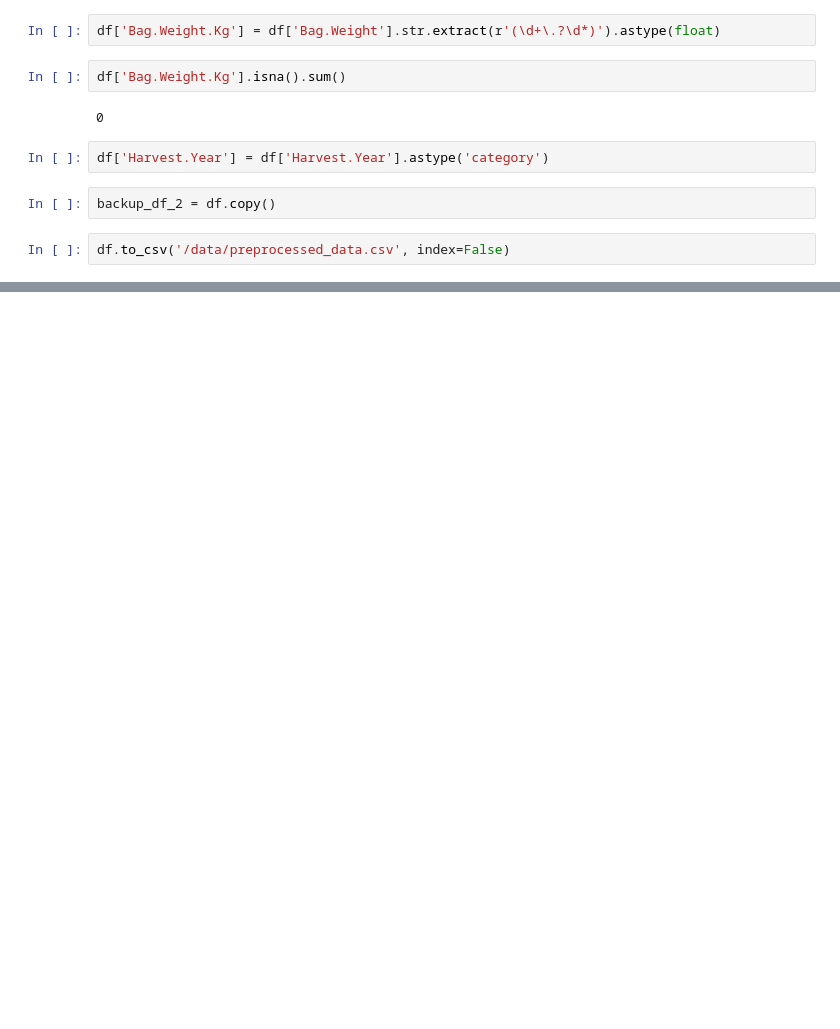
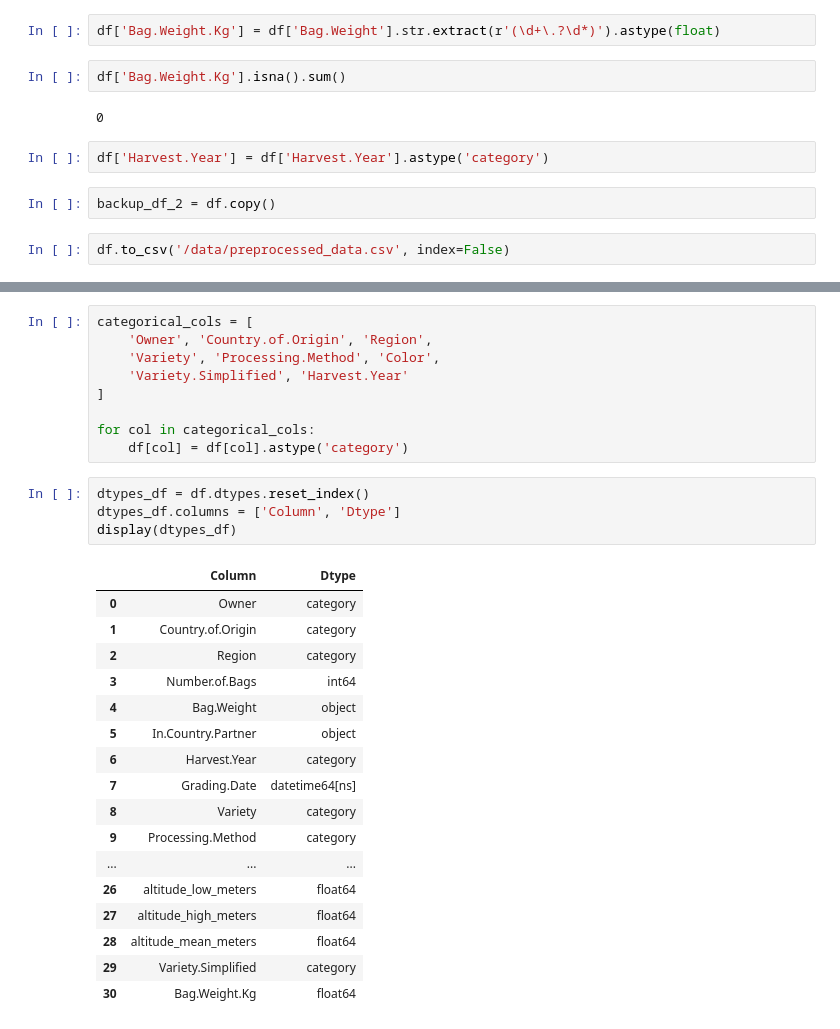
Before and after one commit to SonalJayasinghe/brewlytics, a Jupyter notebook: src/coffee filter/coffee_filter.ipynb, the cells around one changed output, grey strips where cells are left out. Saved outputs shown, nothing was run; the diff lists cells and outputs as text; blank space fills up the shorter version.

```diff
--- a/src/coffee filter/coffee_filter.ipynb
+++ b/src/coffee filter/coffee_filter.ipynb
@@ -1250,0 +1299,31 @@ df.to_csv('/data/preprocessed_data.csv', index=False)
+# %%
+categorical_cols = [
+    'Owner', 'Country.of.Origin', 'Region',
+    'Variety', 'Processing.Method', 'Color',
+    'Variety.Simplified', 'Harvest.Year'
+]
+
+for col in categorical_cols:
+    df[col] = df[col].astype('category')
+# %%
+dtypes_df = df.dtypes.reset_index()
+dtypes_df.columns = ['Column', 'Dtype']
+display(dtypes_df)
+# %% [output]
+|  | Column | Dtype |
+| 0 | Owner | category |
+| 1 | Country.of.Origin | category |
+| 2 | Region | category |
+| 3 | Number.of.Bags | int64 |
+| 4 | Bag.Weight | object |
+| 5 | In.Country.Partner | object |
+| 6 | Harvest.Year | category |
+| 7 | Grading.Date | datetime64[ns] |
+| 8 | Variety | category |
+| 9 | Processing.Method | category |
+| ... | ... | ... |
+| 26 | altitude_low_meters | float64 |
+| 27 | altitude_high_meters | float64 |
+| 28 | altitude_mean_meters | float64 |
+| 29 | Variety.Simplified | category |
+| 30 | Bag.Weight.Kg | float64 |
```
Also changed, not shown: parts of 6 cells of this notebook.
